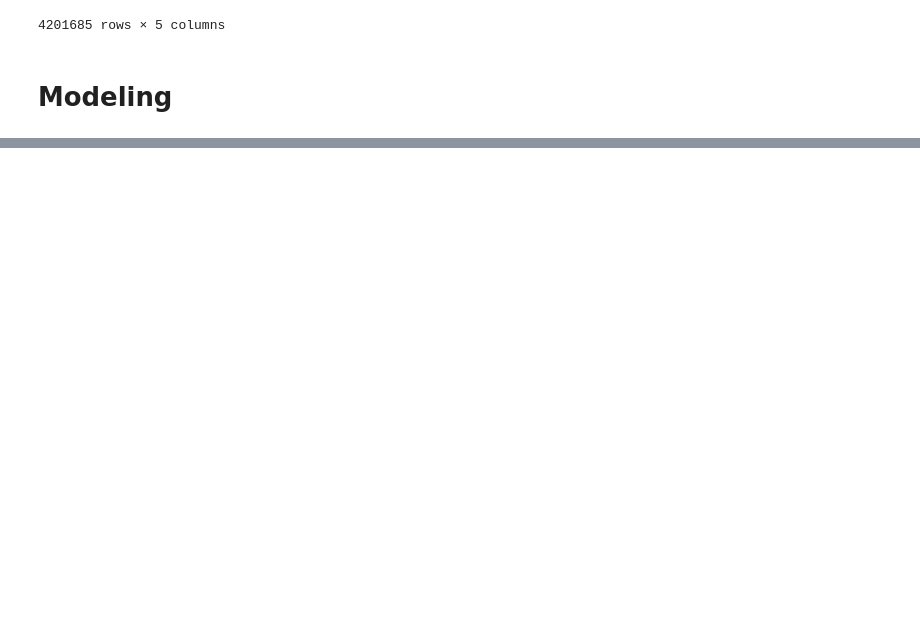
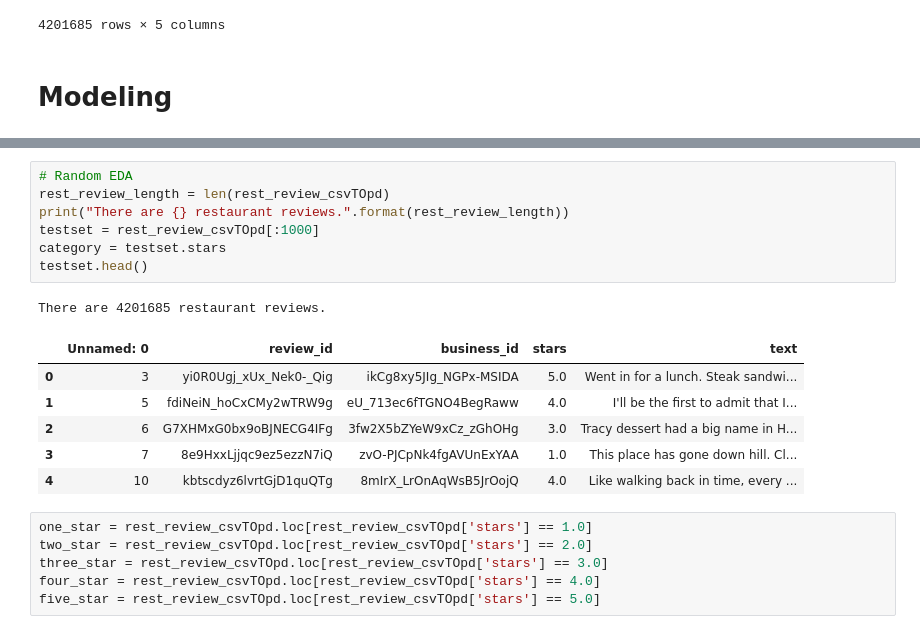
Before and after one commit to kylievo/yelp_reviews, a Jupyter notebook: Analysis.ipynb, the cells around one changed output, grey strips where cells are left out. Saved outputs shown, nothing was run; the diff lists cells and outputs as text; blank space fills up the shorter version.

```diff
--- a/Analysis.ipynb
+++ b/Analysis.ipynb
@@ -109,0 +98,21 @@ rest_review_csvTOpd.rename(columns={"Unnamed: 0": "Index_From_review.JSON"})
+# %%
+# Random EDA
+rest_review_length = len(rest_review_csvTOpd)
+print("There are {} restaurant reviews.".format(rest_review_length))
+testset = rest_review_csvTOpd[:1000]
+category = testset.stars
+testset.head()
+# %% [output]
+There are 4201685 restaurant reviews.
+|  | Unnamed: 0 | review_id | business_id | stars | text |
+| 0 | 3 | yi0R0Ugj_xUx_Nek0-_Qig | ikCg8xy5JIg_NGPx-MSIDA | 5.0 | Went in for a lunch. Steak sandwi... |
+| 1 | 5 | fdiNeiN_hoCxCMy2wTRW9g | eU_713ec6fTGNO4BegRaww | 4.0 | I'll be the first to admit that I... |
+| 2 | 6 | G7XHMxG0bx9oBJNECG4IFg | 3fw2X5bZYeW9xCz_zGhOHg | 3.0 | Tracy dessert had a big name in H... |
+| 3 | 7 | 8e9HxxLjjqc9ez5ezzN7iQ | zvO-PJCpNk4fgAVUnExYAA | 1.0 | This place has gone down hill. Cl... |
+| 4 | 10 | kbtscdyz6lvrtGjD1quQTg | 8mIrX_LrOnAqWsB5JrOojQ | 4.0 | Like walking back in time, every ... |
+# %%
+one_star = rest_review_csvTOpd.loc[rest_review_csvTOpd['stars'] == 1.0]
+two_star = rest_review_csvTOpd.loc[rest_review_csvTOpd['stars'] == 2.0]
+three_star = rest_review_csvTOpd.loc[rest_review_csvTOpd['stars'] == 3.0]
+four_star = rest_review_csvTOpd.loc[rest_review_csvTOpd['stars'] == 4.0]
+five_star = rest_review_csvTOpd.loc[rest_review_csvTOpd['stars'] == 5.0]
```
Also changed, not shown: parts of 19 cells of this notebook.
